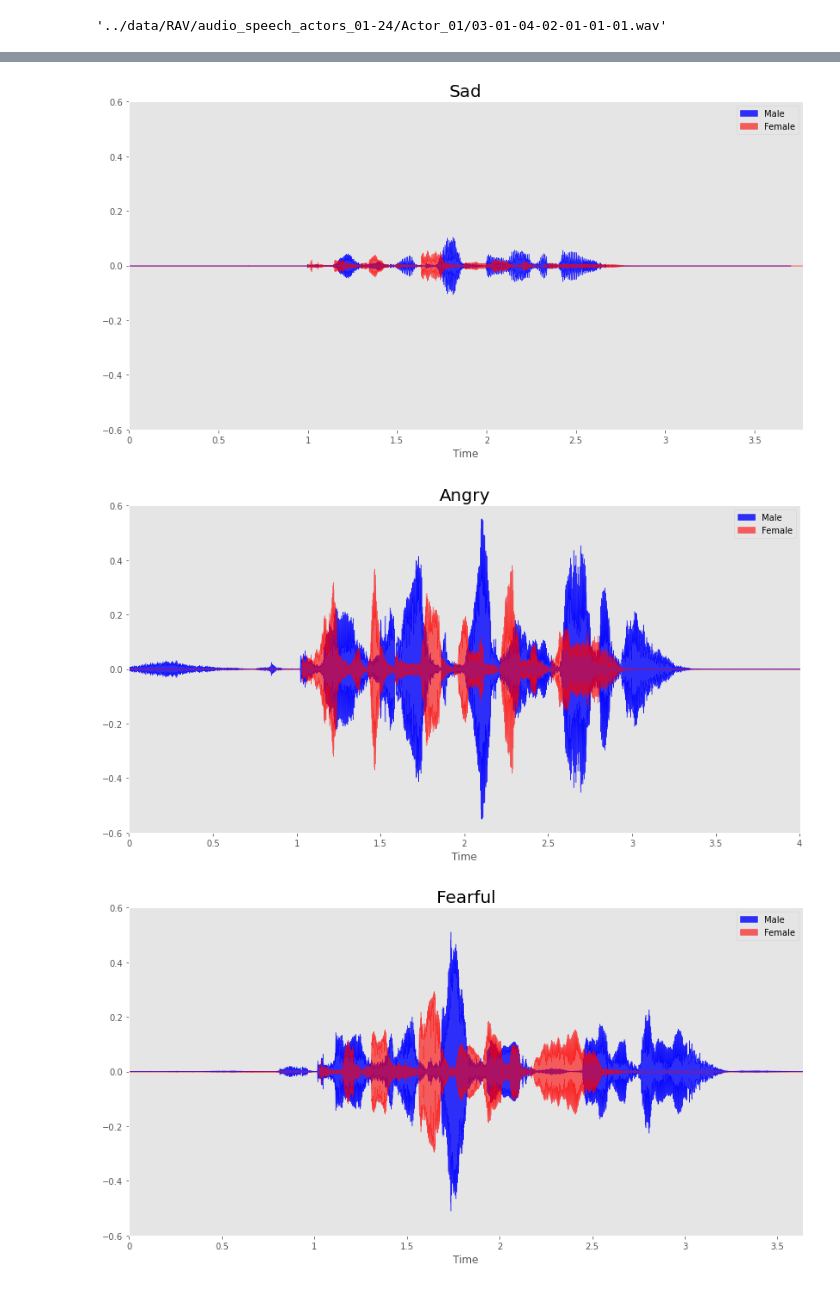
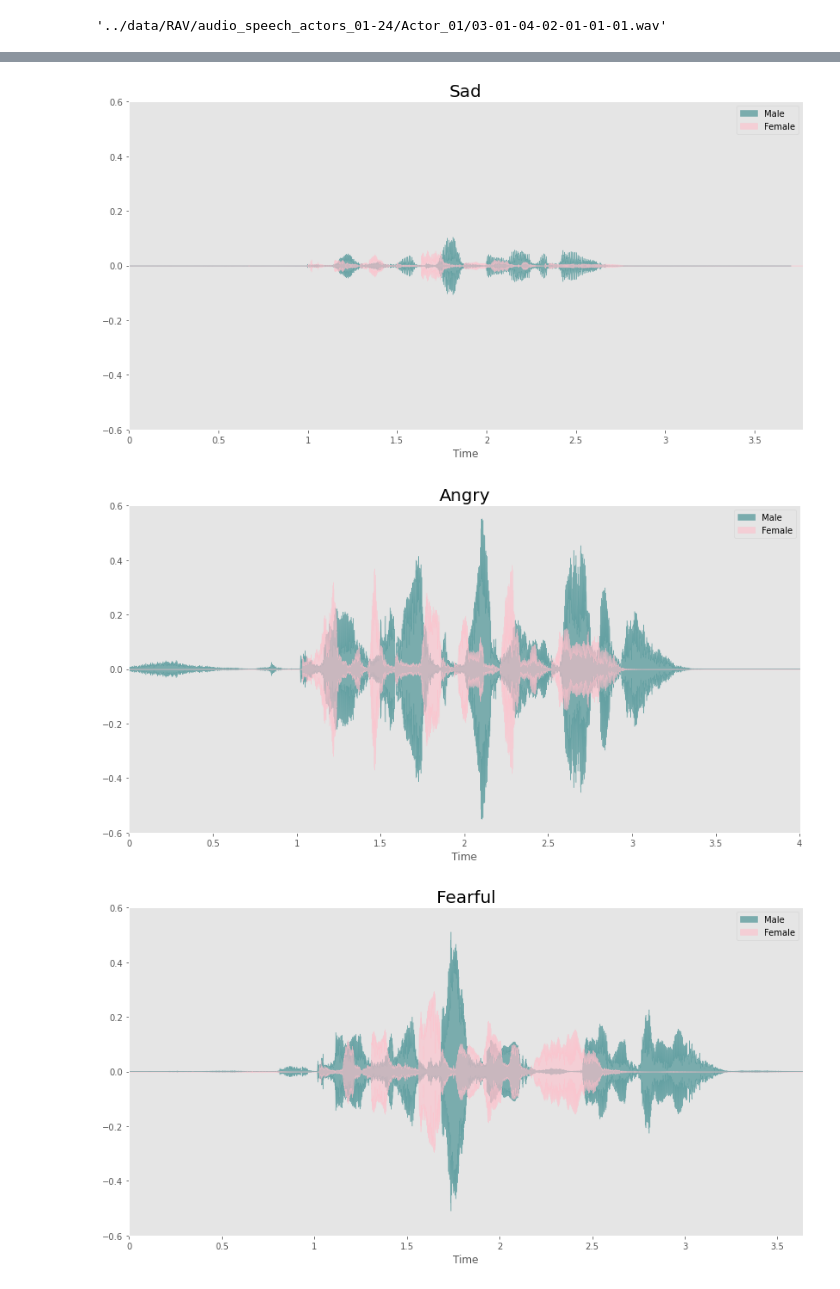
Before and after one commit to ZacharyVillarreal/Predicting-Humans-Affectively, a Jupyter notebook: src/Audio/Audio_Processing.ipynb, the cells around one changed output, grey strips where cells are left out. Saved outputs shown, nothing was run; the diff lists cells and outputs as text; code cells hidden in the pictures.

```diff
--- a/src/Audio_Processing.ipynb
+++ b/src/Audio/Audio_Processing.ipynb
@@ -30,20 +59,3 @@ df = pd.read_csv('../data/Emotional_audio_df.csv')
-# %%
-emotion = []
-gender = []
-
-for i in df.labels.values:
-    gender.append(i.split('_')[0])
-
-for i in df.labels.values:
-    emotion.append((i.split('_')[-1]))
-
-df['gender'] = gender
-df['emotion'] = emotion
-
-df = df.drop('labels', axis = 1)
-df = df[['gender','emotion','source','path']]
-
-df = df[df['emotion'] != 'Unknown']
 # %% [markdown]
 ## Audio EDA
 # %%
@@ -158,8 +145,8 @@ for emotion in list(male_dict.keys()):
     fig, ax = plt.subplots(figsize = (14,7))
     y, sr = librosa.load(male_dict[emotion])
     y1, sr1 = librosa.load(female_dict[emotion])
-    ax = librosa.display.waveplot(y, alpha=0.8, label='Male', color='blue')
-    ax = librosa.display.waveplot(y1, alpha=0.6, label='Female', color='red')
+    ax = librosa.display.waveplot(y, alpha=0.8, label='Male', color='cadetblue')
+    ax = librosa.display.waveplot(y1, alpha=0.6, label='Female', color='pink')
     plt.grid(visible = False)
     plt.legend()
     plt.title(emotion.title(), fontsize = 20)
@@ -170,3 +157,3 @@ for emotion in list(male_dict.keys()):
-[figure, old version]
+[figure, new version]
-[figure, old version]
+[figure, new version]
-[figure, old version]
+[figure, new version]
```
Also changed, not shown: parts of 38 cells of this notebook, 6 other files.
